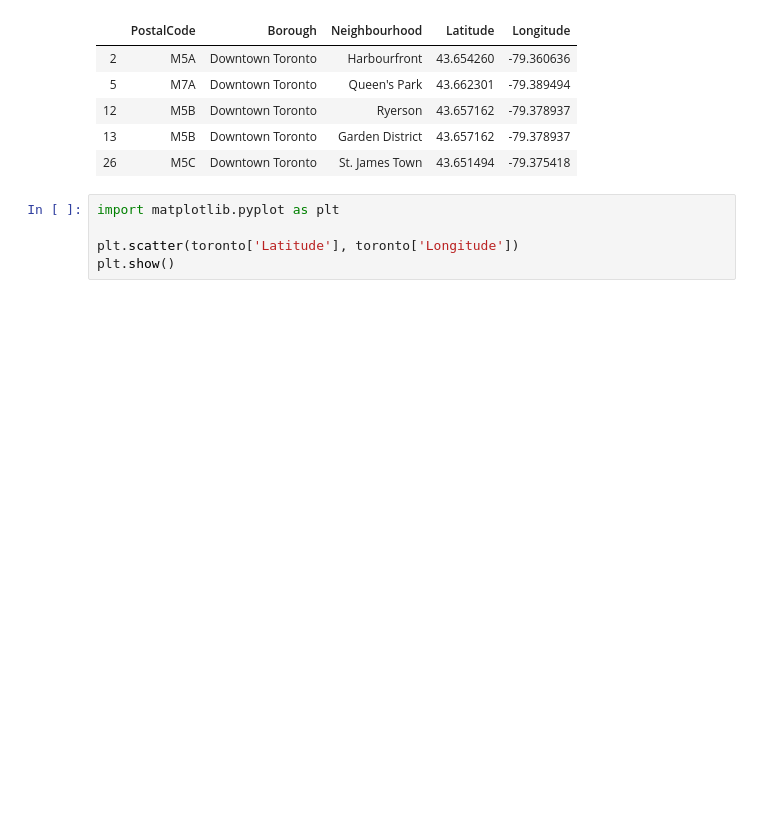
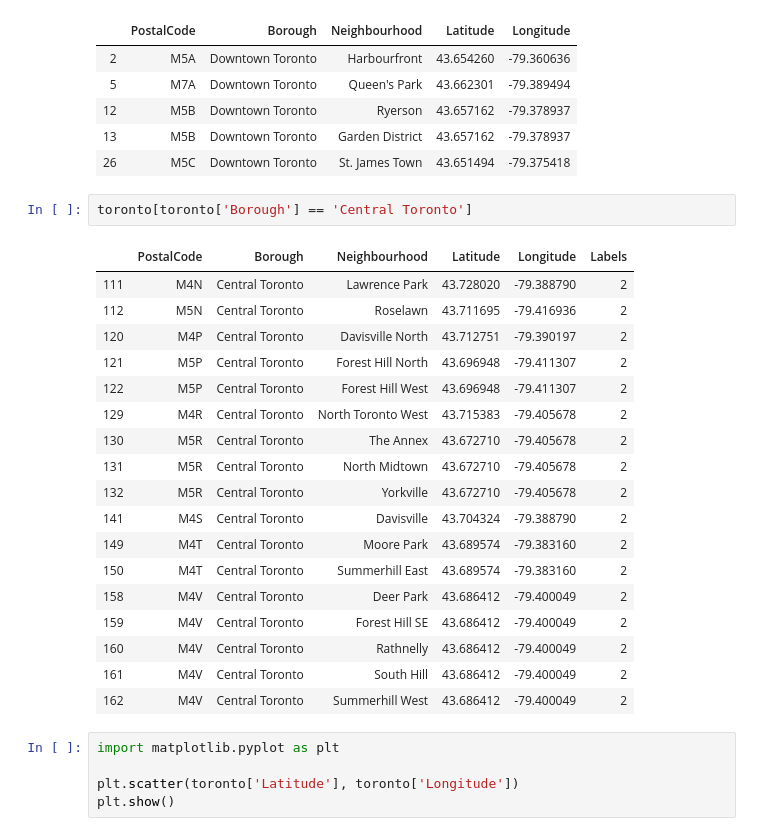
Before and after one commit to mridul-eecs/Coursera_Capstone, a Jupyter notebook: toronto_neighborhood.ipynb, the cells around one changed output. Saved outputs shown, nothing was run; the diff lists cells and outputs as text; blank space fills up the shorter version.

```diff
--- a/toronto_neighborhood.ipynb
+++ b/toronto_neighborhood.ipynb
@@ -122,6 +122,27 @@ toronto.head()
 | 12 | M5B | Downtown Toronto | Ryerson | 43.657162 | -79.378937 |
 | 13 | M5B | Downtown Toronto | Garden District | 43.657162 | -79.378937 |
 | 26 | M5C | Downtown Toronto | St. James Town | 43.651494 | -79.375418 |
+# %%
+toronto[toronto['Borough'] == 'Central Toronto']
+# %% [output]
+|  | PostalCode | Borough | Neighbourhood | Latitude | Longitude | Labels |
+| 111 | M4N | Central Toronto | Lawrence Park | 43.728020 | -79.388790 | 2 |
+| 112 | M5N | Central Toronto | Roselawn | 43.711695 | -79.416936 | 2 |
+| 120 | M4P | Central Toronto | Davisville North | 43.712751 | -79.390197 | 2 |
+| 121 | M5P | Central Toronto | Forest Hill North | 43.696948 | -79.411307 | 2 |
+| 122 | M5P | Central Toronto | Forest Hill West | 43.696948 | -79.411307 | 2 |
+| 129 | M4R | Central Toronto | North Toronto West | 43.715383 | -79.405678 | 2 |
+| 130 | M5R | Central Toronto | The Annex | 43.672710 | -79.405678 | 2 |
+| 131 | M5R | Central Toronto | North Midtown | 43.672710 | -79.405678 | 2 |
+| 132 | M5R | Central Toronto | Yorkville | 43.672710 | -79.405678 | 2 |
+| 141 | M4S | Central Toronto | Davisville | 43.704324 | -79.388790 | 2 |
+| 149 | M4T | Central Toronto | Moore Park | 43.689574 | -79.383160 | 2 |
+| 150 | M4T | Central Toronto | Summerhill East | 43.689574 | -79.383160 | 2 |
+| 158 | M4V | Central Toronto | Deer Park | 43.686412 | -79.400049 | 2 |
+| 159 | M4V | Central Toronto | Forest Hill SE | 43.686412 | -79.400049 | 2 |
+| 160 | M4V | Central Toronto | Rathnelly | 43.686412 | -79.400049 | 2 |
+| 161 | M4V | Central Toronto | South Hill | 43.686412 | -79.400049 | 2 |
+| 162 | M4V | Central Toronto | Summerhill West | 43.686412 | -79.400049 | 2 |
 # %%
 import matplotlib.pyplot as plt
 
```
Also changed, not shown: parts of 2 cells of this notebook.
